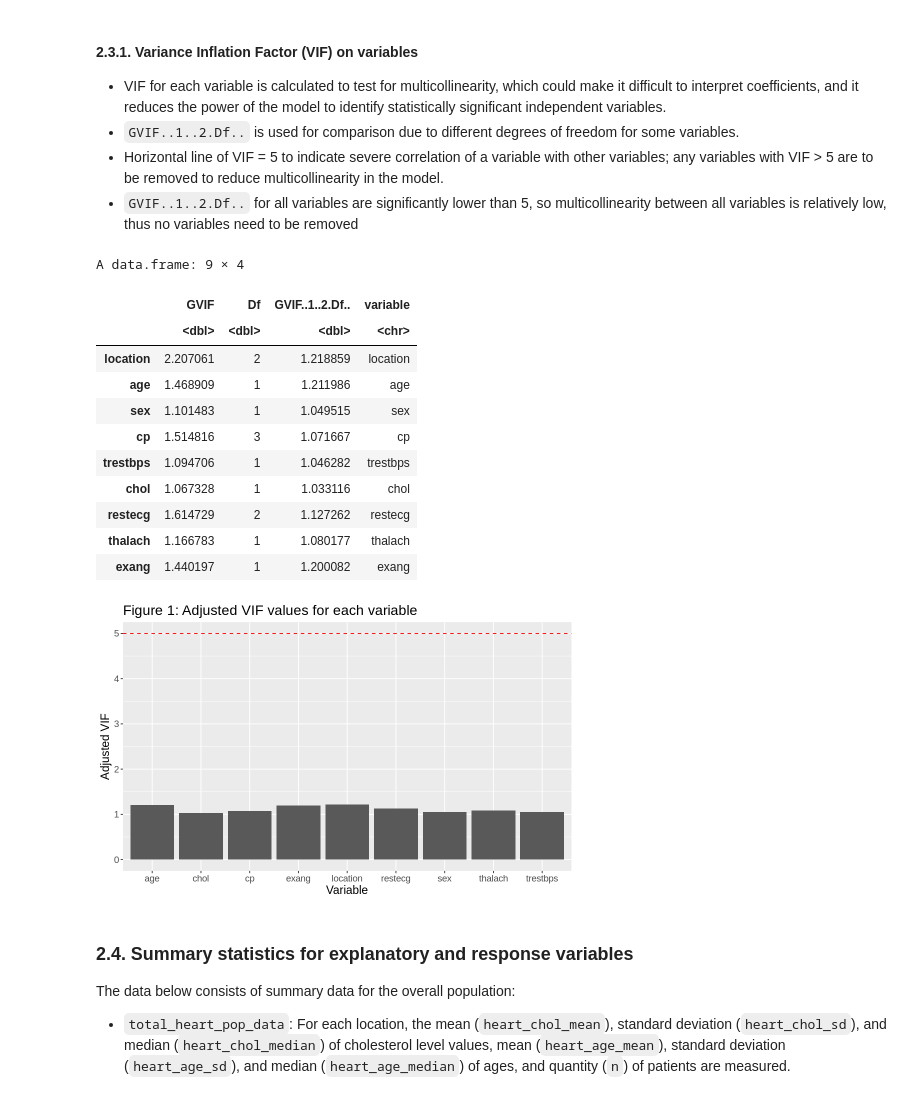
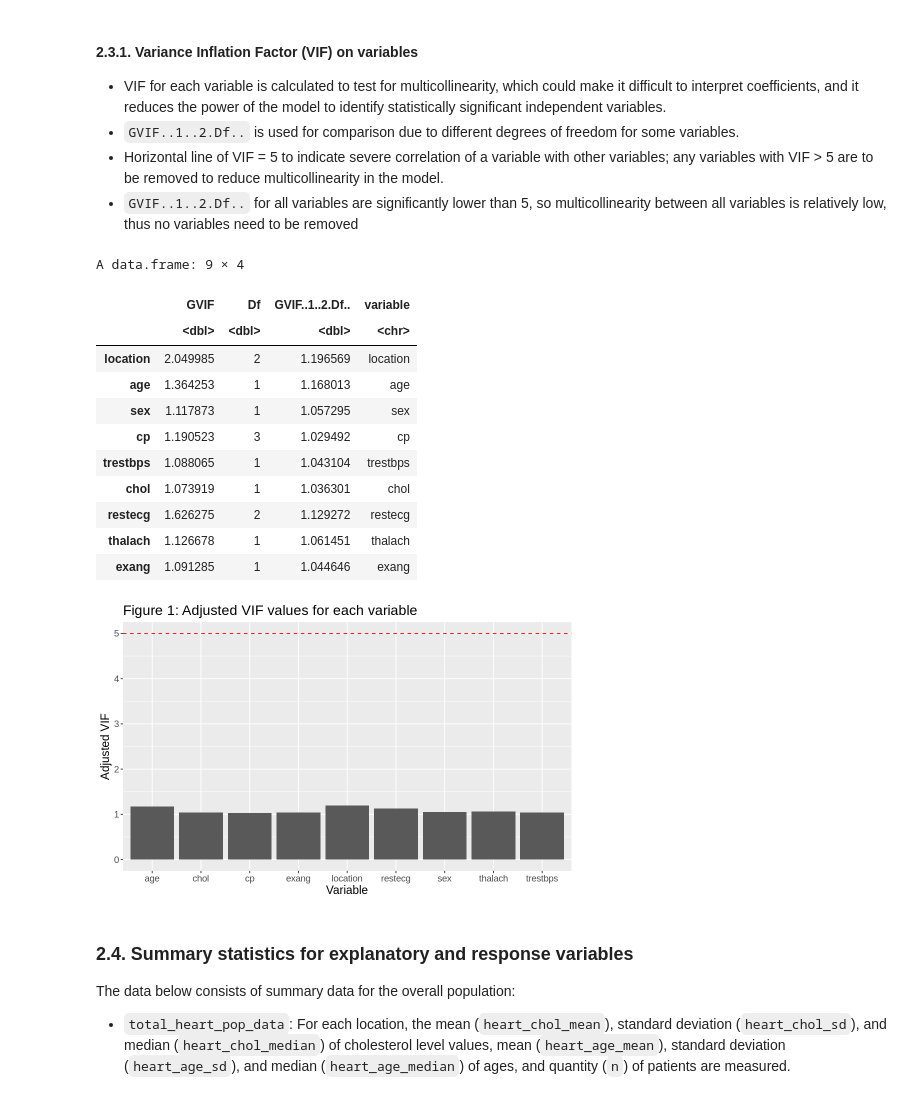
Before and after one commit to Nick-2003/STAT-301-Group_4-Project_Final, a Jupyter notebook: STAT_301_Group_4_Assignment_4_(Nicholas_Tam).ipynb, the cells around one changed output. Saved outputs shown, nothing was run; the diff lists cells and outputs as text; code cells hidden in the pictures.

```diff
--- a/STAT_301_Group_4_Assignment_4_(Nicholas_Tam).ipynb
+++ b/STAT_301_Group_4_Assignment_4_(Nicholas_Tam).ipynb
@@ -123,10 +123,10 @@ Switzerland_heart <- read.csv("https://raw.githubusercontent.com/Nick-2003/STAT-
 California_heart <- read.csv("https://raw.githubusercontent.com/Nick-2003/STAT-301-Group_4-Project/main/heart%2Bdisease%2BModified/processed_VA.csv") %>%
     mutate(location = "California")
 total_heart <- rbind(Cleveland_heart, Hungary_heart, Switzerland_heart, California_heart) %>%
-    select(location, age, sex, cp, trestbps, chol, restecg, thalach, exang, num) %>%
+    dplyr::select(location, age, sex, cp, trestbps, chol, restecg, thalach, exang, num) %>%
     filter(!(location == '?' | age == '?' | sex == '?' | cp == '?' | trestbps == '?' | trestbps == '0' | chol == '?' | chol == '0' | restecg == '?' | thalach == '?' | num == '?')) %>%
     mutate(num = ifelse(num >= 1, 1, num))  %>%
-    transform(sex = as.factor(sex), cp = as.factor(cp), trestbps = as.double(as.factor(trestbps)), chol = as.double(as.factor(chol)), thalach = as.double(as.factor(thalach)))
+    transform(sex = as.factor(sex), cp = as.factor(cp), trestbps = as.double(as.factor(trestbps)), chol = as.double(as.factor(chol)), thalach = as.double(as.factor(thalach)), num = as.factor(num))
 # %>%
 total_heart$location <- factor(total_heart$location) %>%
     relevel(total_heart$location, ref = "Cleveland")
@@ -165,37 +165,36 @@ _Table 1: Initial dataset for all required data_
 # %%
 options(repr.plot.width = 8, repr.plot.height = 5)
 
 total_heart <- total_heart %>%
     select(location, age, sex, cp, trestbps, chol, restecg, thalach, exang, num)
-VIF_prep <- lm(num ~ ., data = total_heart)
-# vif(VIF_prep)
+VIF_prep <- glm(num ~ ., data = total_heart, family = binomial)
 heart_MLR_add_inter_VIF <- data.frame(vif(VIF_prep))
-# heart_MLR_add_inter_VIF$variable <- c("location", "age", "sex", "cp", "trestbps", "restecg", "thalach", "exang", "num")
+# heart_MLR_add_inter_VIF <- vif(VIF_prep)
 heart_MLR_add_inter_VIF$variable <- c("location", "age", "sex", "cp", "trestbps", "chol", "restecg", "thalach", "exang")
 heart_MLR_add_inter_VIF
 
 # VIF graph
 heart_MLR_add_inter_VIF_vis <- ggplot(heart_MLR_add_inter_VIF, aes(x = variable, y = GVIF..1..2.Df..)) +
     geom_bar(stat = "identity") +
     ggtitle("Figure 1: Adjusted VIF values for each variable") +
     labs(x = "Variable",y = "Adjusted VIF") +
     geom_hline(yintercept = 5, linetype = "dashed", color = "red") +
     theme(text = element_text(size = 14))
 heart_MLR_add_inter_VIF_vis
 # %% [output]
 A data.frame: 9 × 4
 |  | GVIF | Df | GVIF..1..2.Df.. | variable |
 |  | <dbl> | <dbl> | <dbl> | <chr> |
-| location | 2.207061 | 2 | 1.218859 | location |
-| age | 1.468909 | 1 | 1.211986 | age |
-| sex | 1.101483 | 1 | 1.049515 | sex |
-| cp | 1.514816 | 3 | 1.071667 | cp |
-| trestbps | 1.094706 | 1 | 1.046282 | trestbps |
-| chol | 1.067328 | 1 | 1.033116 | chol |
-| restecg | 1.614729 | 2 | 1.127262 | restecg |
-| thalach | 1.166783 | 1 | 1.080177 | thalach |
-| exang | 1.440197 | 1 | 1.200082 | exang |
+| location | 2.049985 | 2 | 1.196569 | location |
+| age | 1.364253 | 1 | 1.168013 | age |
+| sex | 1.117873 | 1 | 1.057295 | sex |
+| cp | 1.190523 | 3 | 1.029492 | cp |
+| trestbps | 1.088065 | 1 | 1.043104 | trestbps |
+| chol | 1.073919 | 1 | 1.036301 | chol |
+| restecg | 1.626275 | 2 | 1.129272 | restecg |
+| thalach | 1.126678 | 1 | 1.061451 | thalach |
+| exang | 1.091285 | 1 | 1.044646 | exang |
-[figure, old version]
+[figure, new version]
 # %% [markdown]
 ### 2.4. Summary statistics for explanatory and response variables
 The data below consists of summary data for the overall population:
```
Also changed, not shown: parts of 3 cells of this notebook, 1 other file.
